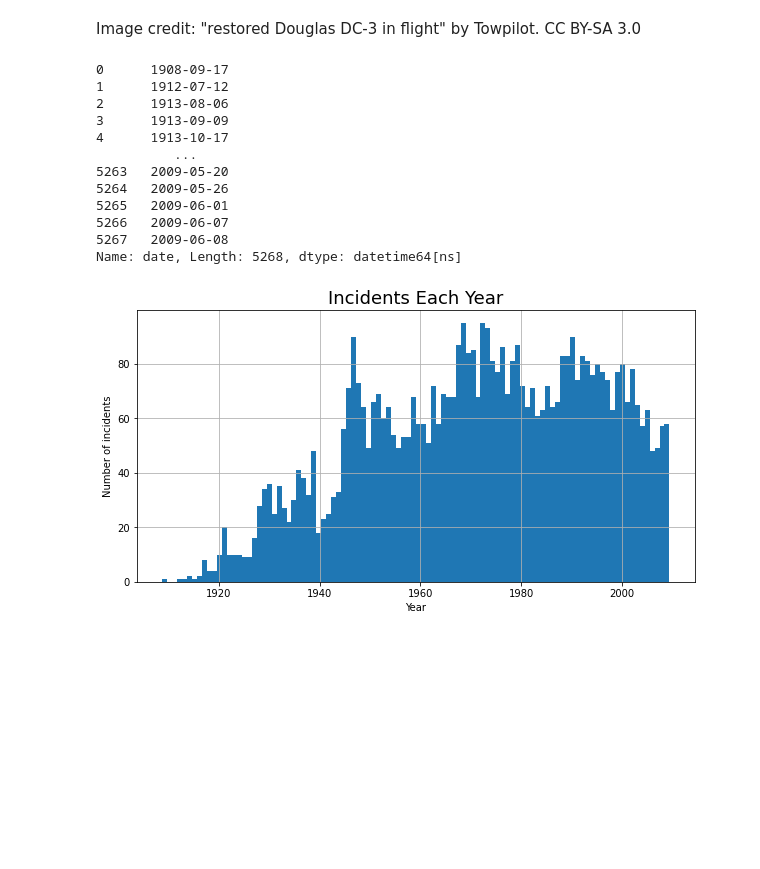
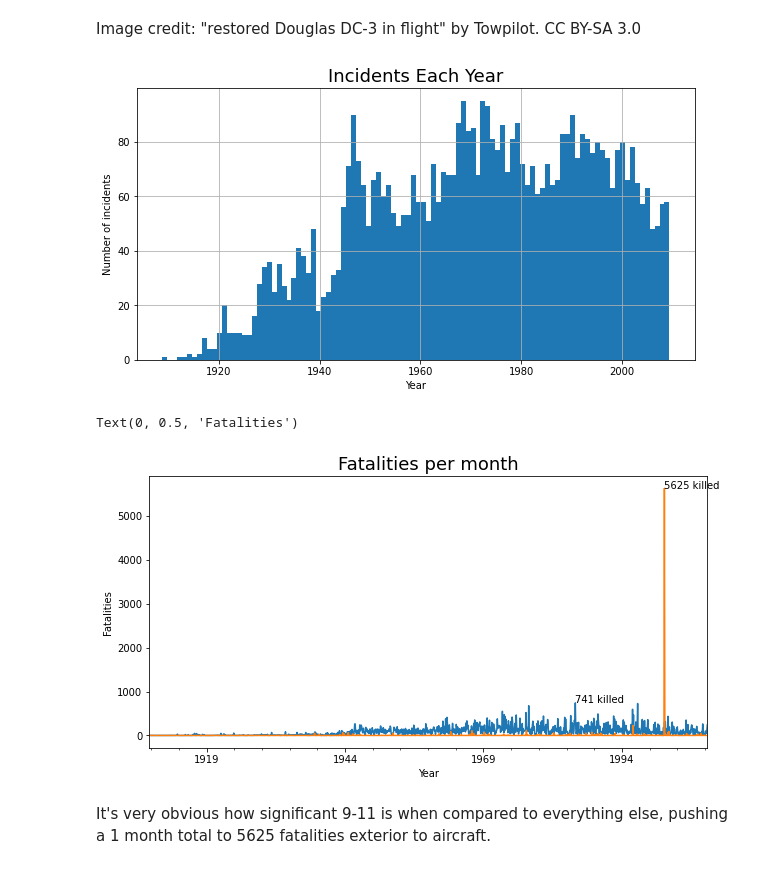
Before and after one commit to unyxium/data_project, a Jupyter notebook: aircraft_crashes.ipynb, the cells around one changed output. Cells and saved outputs as stored; diff of their text form; code cells hidden in the pictures; blank space fills up the shorter version.

Commit message:
added new graphs

```diff
--- a/aircraft_crashes.ipynb
+++ b/aircraft_crashes.ipynb
@@ -127,9 +133,11 @@ The DC-3 happens to involve the most incidents. It is quite an old airplane (int
 
 Image credit: "restored Douglas DC-3 in flight" by Towpilot. CC BY-SA 3.0
 # %%
-data = aircraft_crashes['date'].value_counts()
-date = pd.to_datetime(aircraft_crashes['date'], format='%m/%d/%Y')
-print(date)
+
+date = aircraft_crashes['date']
+#date = pd.to_datetime(aircraft_crashes['date'], format='%m/%d/%Y')
+#print(date)
+
 date.hist(bins=102)
 plt.title("Incidents Each Year", fontsize=18)
 plt.xlabel('Year', fontsize=10)
@@ -137,16 +145,28 @@ plt.ylabel('Number of incidents', fontsize=10)
 plt.grid(True)
 plt.show()
 # %% [output]
-0      1908-09-17
-1      1912-07-12
-2      1913-08-06
-3      1913-09-09
-4      1913-10-17
-          ...
-5263   2009-05-20
-5264   2009-05-26
-5265   2009-06-01
-5266   2009-06-07
-5267   2009-06-08
-Name: date, Length: 5268, dtype: datetime64[ns]
 [figure]
+# %%
+fatalities_by_m = aircraft_crashes.set_index('date').groupby(pd.Grouper(freq='1M')).sum().fatalities
+fatalities_by_m.plot()
+ground_fatalities_by_m = aircraft_crashes.set_index('date').groupby(pd.Grouper(freq='1M')).sum().ground_fatalities
+ground_fatalities_by_m.plot()
+
+date = ground_fatalities_by_m.idxmax()
+killed = int(ground_fatalities_by_m.loc[date])
+plt.annotate(f"{killed} killed", (date, killed))
+
+date = fatalities_by_m.idxmax()
+killed = int(fatalities_by_m.loc[date])
+plt.annotate(f"{killed} killed", (date, killed))
+
+plt.title("Fatalities per month", fontsize=18)
+plt.xlabel('Year', fontsize=10)
+plt.ylabel('Fatalities', fontsize=10)
+
+plt.show()
+# %% [output]
+Text(0, 0.5, 'Fatalities')
+[figure, added]
+# %% [markdown]
+It's very obvious how significant 9-11 is when compared to everything else, pushing a 1 month total to 5625 fatalities exterior to aircraft.
```
Also changed, not shown: parts of 6 cells of this notebook.
